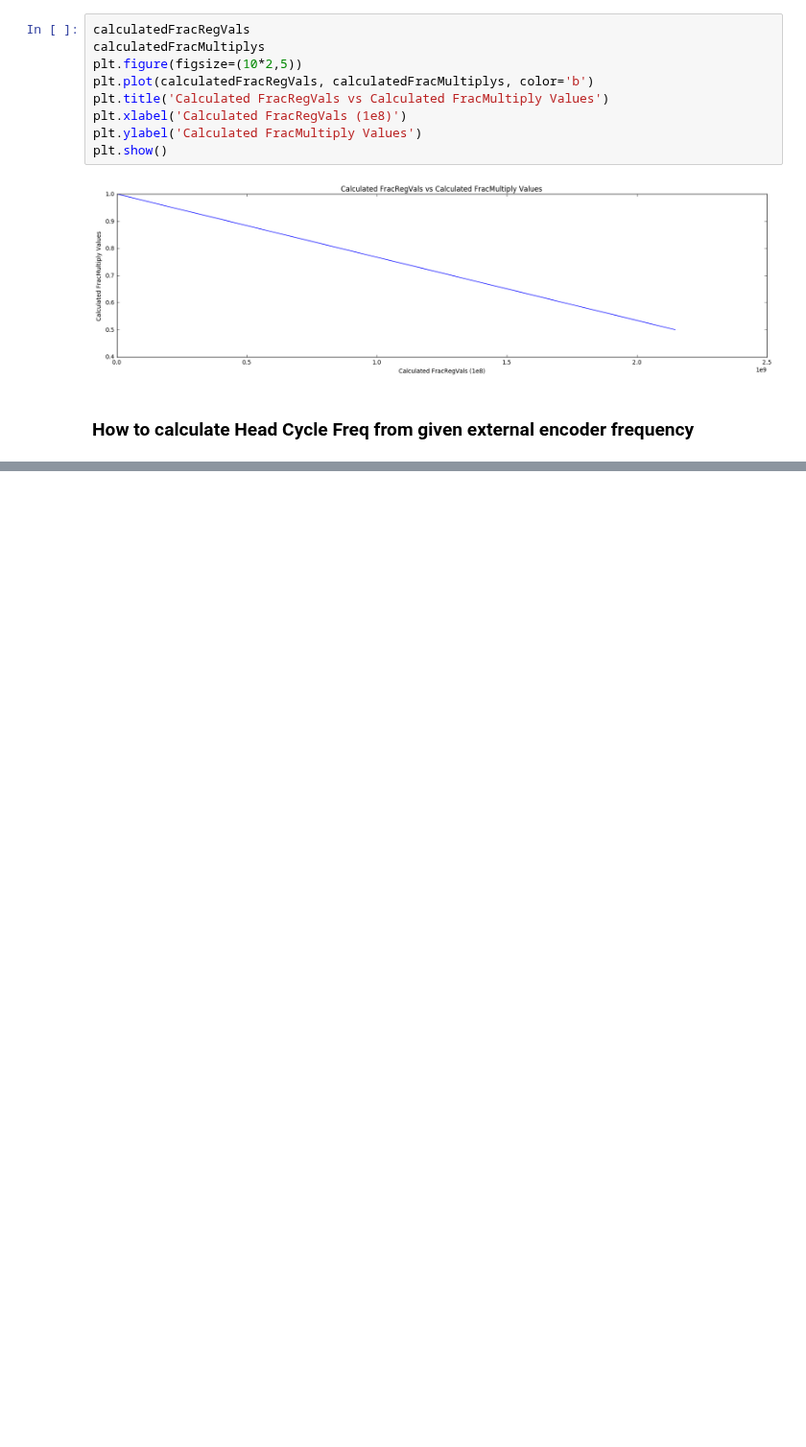
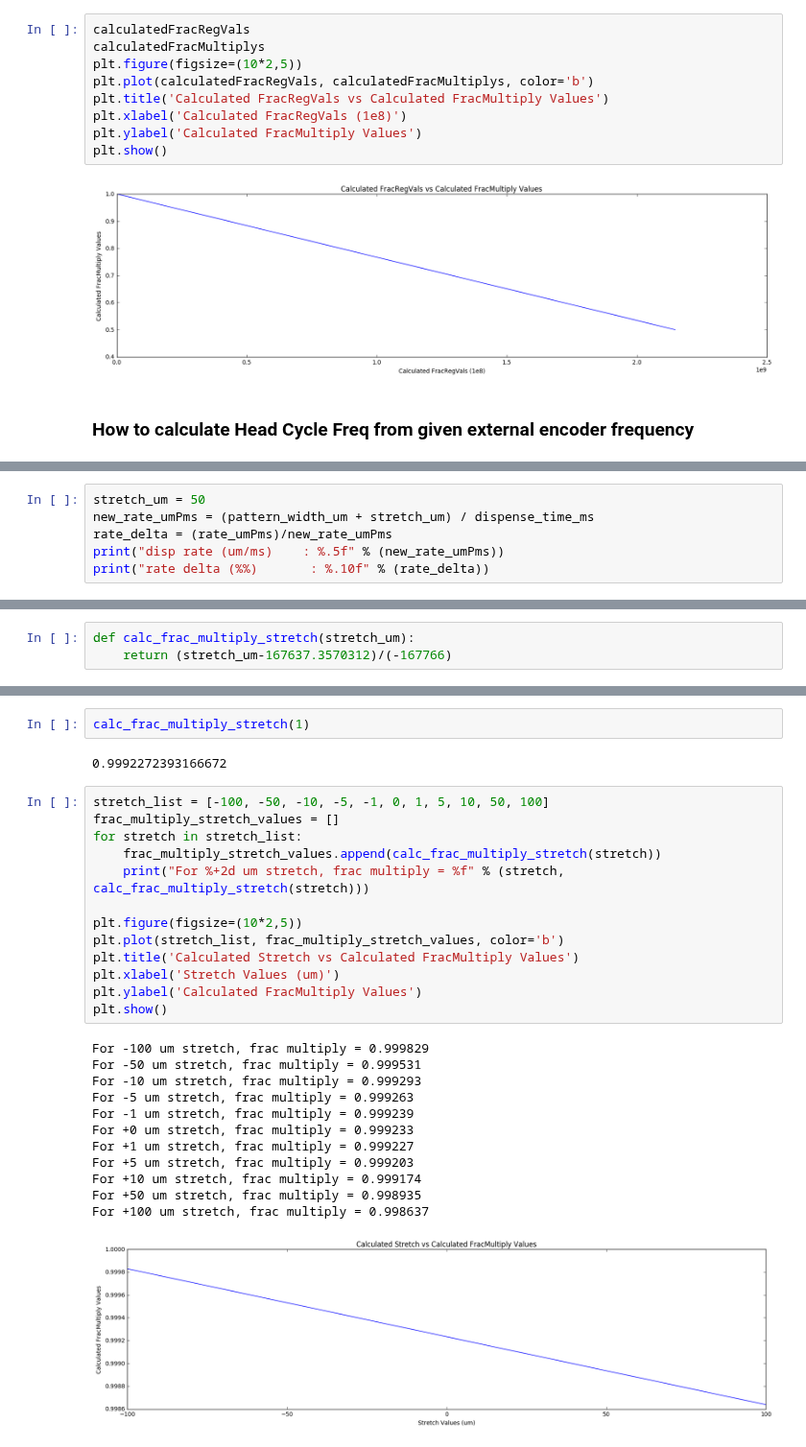
Before and after one commit to Aniruddh1/ipython-opencv-notebooks, a Jupyter notebook: notebooks/Xaar_FractionalRegValue_calcs.ipynb, the cells around one changed output, grey strips where cells are left out. Shown at 96% size. Cells and saved outputs as stored; diff of their text form; blank space fills up the shorter version.

Commit message:
made some progress with the Xaar FracRegValue calculations

```diff
--- a/notebooks/Xaar_FractionalRegValue_calcs.ipynb
+++ b/notebooks/Xaar_FractionalRegValue_calcs.ipynb
@@ -234,0 +228,6 @@ Automagic is ON, % prefix IS NOT needed for line magics.
+# %%
+stretch_um = 50
+new_rate_umPms = (pattern_width_um + stretch_um) / dispense_time_ms
+rate_delta = (rate_umPms)/new_rate_umPms
+print("disp rate (um/ms)    : %.5f" % (new_rate_umPms))
+print("rate delta (%%)       : %.10f" % (rate_delta))
@@ -234,0 +254,3 @@ Automagic is ON, % prefix IS NOT needed for line magics.
+# %%
+def calc_frac_multiply_stretch(stretch_um):
+    return (stretch_um-167637.3570312)/(-167766)
@@ -234,0 +271,30 @@ Automagic is ON, % prefix IS NOT needed for line magics.
+# %%
+calc_frac_multiply_stretch(1)
+# %% [output]
+0.9992272393166672
+# %%
+stretch_list = [-100, -50, -10, -5, -1, 0, 1, 5, 10, 50, 100]
+frac_multiply_stretch_values = []
+for stretch in stretch_list:
+    frac_multiply_stretch_values.append(calc_frac_multiply_stretch(stretch))
+    print("For %+2d um stretch, frac multiply = %f" % (stretch, calc_frac_multiply_stretch(stretch)))
+
+plt.figure(figsize=(10*2,5))
+plt.plot(stretch_list, frac_multiply_stretch_values, color='b')
+plt.title('Calculated Stretch vs Calculated FracMultiply Values')
+plt.xlabel('Stretch Values (um)')
+plt.ylabel('Calculated FracMultiply Values')
+plt.show()
+# %% [output]
+For -100 um stretch, frac multiply = 0.999829
+For -50 um stretch, frac multiply = 0.999531
+For -10 um stretch, frac multiply = 0.999293
+For -5 um stretch, frac multiply = 0.999263
+For -1 um stretch, frac multiply = 0.999239
+For +0 um stretch, frac multiply = 0.999233
+For +1 um stretch, frac multiply = 0.999227
+For +5 um stretch, frac multiply = 0.999203
+For +10 um stretch, frac multiply = 0.999174
+For +50 um stretch, frac multiply = 0.998935
+For +100 um stretch, frac multiply = 0.998637
+[figure, added]
```
Also changed, not shown: parts of 18 cells of this notebook.
